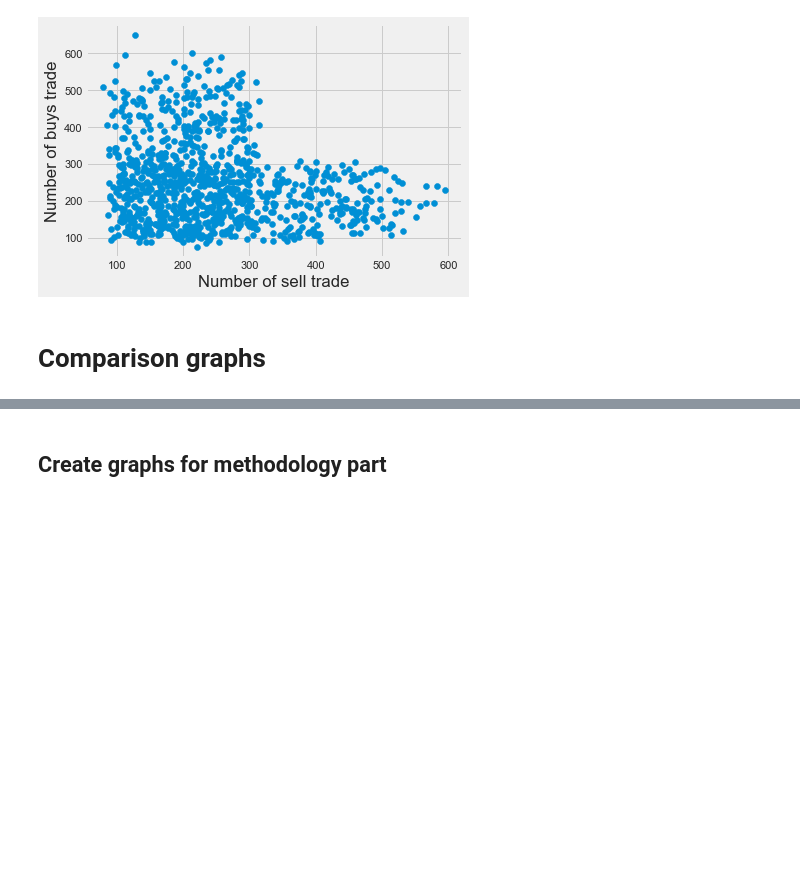
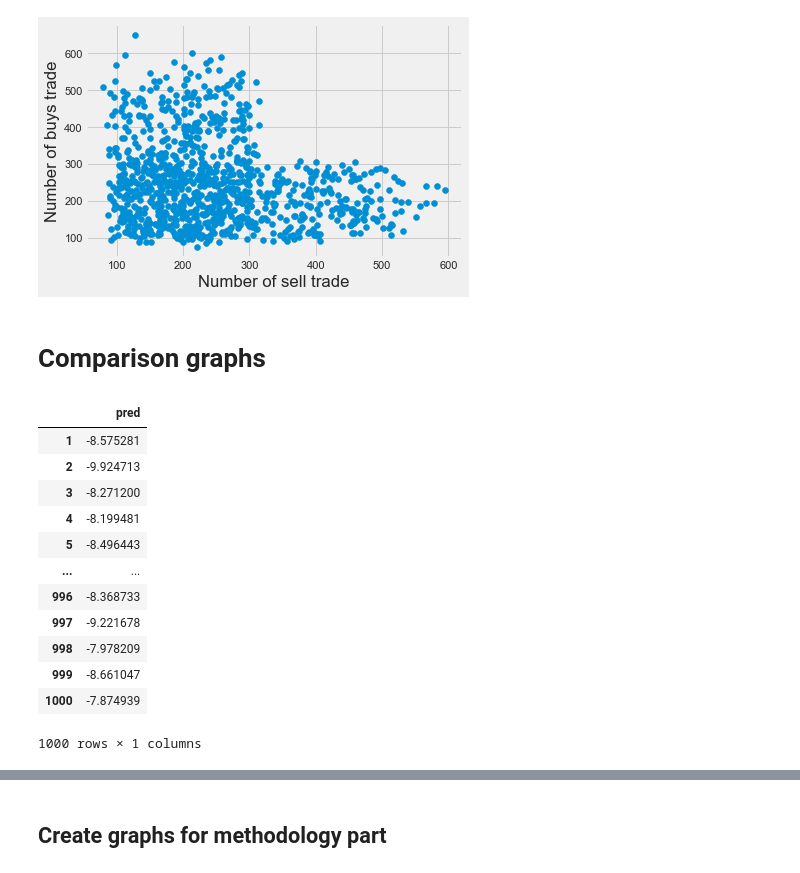
Before and after one commit to GuillaumePv/pin_surrogate_model, a Jupyter notebook: stat_desc.ipynb, the cells around one changed output, grey strips where cells are left out. Saved outputs shown, nothing was run; the diff lists cells and outputs as text; code cells hidden in the pictures; blank space fills up the shorter version.

```diff
--- a/stat_desc.ipynb
+++ b/stat_desc.ipynb
@@ -175,3 +178,20 @@ Text(0, 0.5, 'Number of buys trade')
+# %%
+
+df_pred
+# %% [output]
+|  | pred |
+| 1 | -8.575281 |
+| 2 | -9.924713 |
+| 3 | -8.271200 |
+| 4 | -8.199481 |
+| 5 | -8.496443 |
+| ... | ... |
+| 996 | -8.368733 |
+| 997 | -9.221678 |
+| 998 | -7.978209 |
+| 999 | -8.661047 |
+| 1000 | -7.874939 |
+1000 rows × 1 columns
 # %%
 
 def make_surf_plot(X, Y, Z, ax):
```
Also changed, not shown: parts of 2 cells of this notebook, 4 other files.
